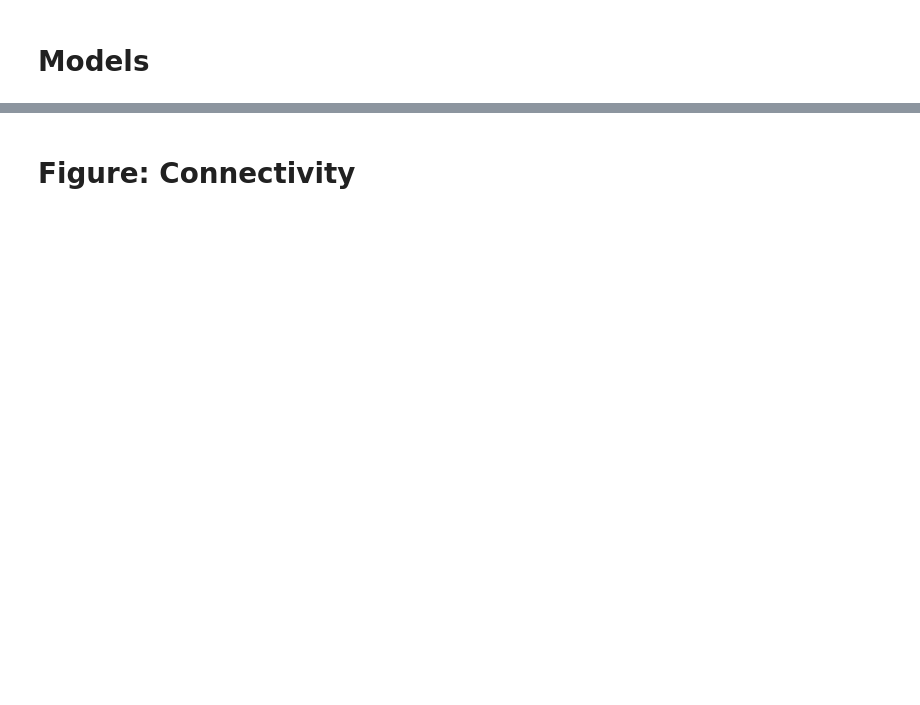
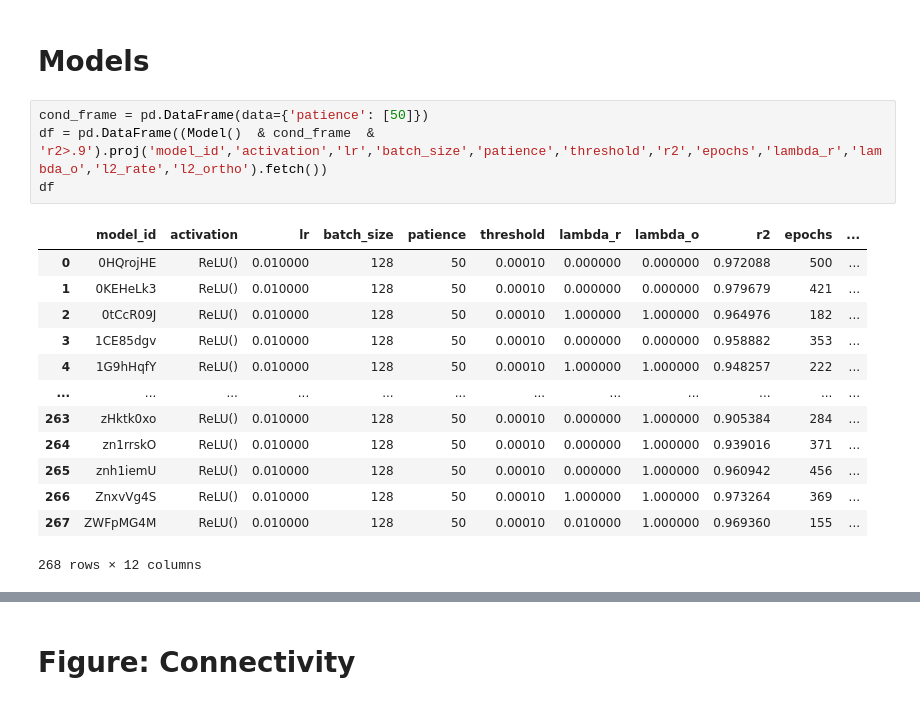
Before and after one commit to cmlangdon/LatentCircuitAnalysis, a Jupyter notebook: LCAExperiments.ipynb, the cells around one changed output, grey strips where cells are left out. Saved outputs shown, nothing was run; the diff lists cells and outputs as text; blank space fills up the shorter version.

```diff
--- a/LCAExperiments.ipynb
+++ b/LCAExperiments.ipynb
@@ -26,2 +25,20 @@ Connecting langdon@pioneer.cshl.edu:3306
 # %% [markdown]
 # Models
+# %%
+cond_frame = pd.DataFrame(data={'patience': [50]})
+df = pd.DataFrame((Model()  & cond_frame  & 'r2>.9').proj('model_id','activation','lr','batch_size','patience','threshold','r2','epochs','lambda_r','lambda_o','l2_rate','l2_ortho').fetch())
+df
+# %% [output]
+|  | model_id | activation | lr | batch_size | patience | threshold | lambda_r | lambda_o | r2 | epochs | ... |
+| 0 | 0HQrojHE | ReLU() | 0.010000 | 128 | 50 | 0.00010 | 0.000000 | 0.000000 | 0.972088 | 500 | ... |
+| 1 | 0KEHeLk3 | ReLU() | 0.010000 | 128 | 50 | 0.00010 | 0.000000 | 0.000000 | 0.979679 | 421 | ... |
+| 2 | 0tCcR09J | ReLU() | 0.010000 | 128 | 50 | 0.00010 | 1.000000 | 1.000000 | 0.964976 | 182 | ... |
+| 3 | 1CE85dgv | ReLU() | 0.010000 | 128 | 50 | 0.00010 | 0.000000 | 0.000000 | 0.958882 | 353 | ... |
+| 4 | 1G9hHqfY | ReLU() | 0.010000 | 128 | 50 | 0.00010 | 1.000000 | 1.000000 | 0.948257 | 222 | ... |
+| ... | ... | ... | ... | ... | ... | ... | ... | ... | ... | ... | ... |
+| 263 | zHktk0xo | ReLU() | 0.010000 | 128 | 50 | 0.00010 | 0.000000 | 1.000000 | 0.905384 | 284 | ... |
+| 264 | zn1rrskO | ReLU() | 0.010000 | 128 | 50 | 0.00010 | 0.000000 | 1.000000 | 0.939016 | 371 | ... |
+| 265 | znh1iemU | ReLU() | 0.010000 | 128 | 50 | 0.00010 | 0.000000 | 1.000000 | 0.960942 | 456 | ... |
+| 266 | ZnxvVg4S | ReLU() | 0.010000 | 128 | 50 | 0.00010 | 1.000000 | 1.000000 | 0.973264 | 369 | ... |
+| 267 | ZWFpMG4M | ReLU() | 0.010000 | 128 | 50 | 0.00010 | 0.010000 | 1.000000 | 0.969360 | 155 | ... |
+268 rows × 12 columns
```
Also changed, not shown: parts of 67 cells of this notebook, 18 other files.
